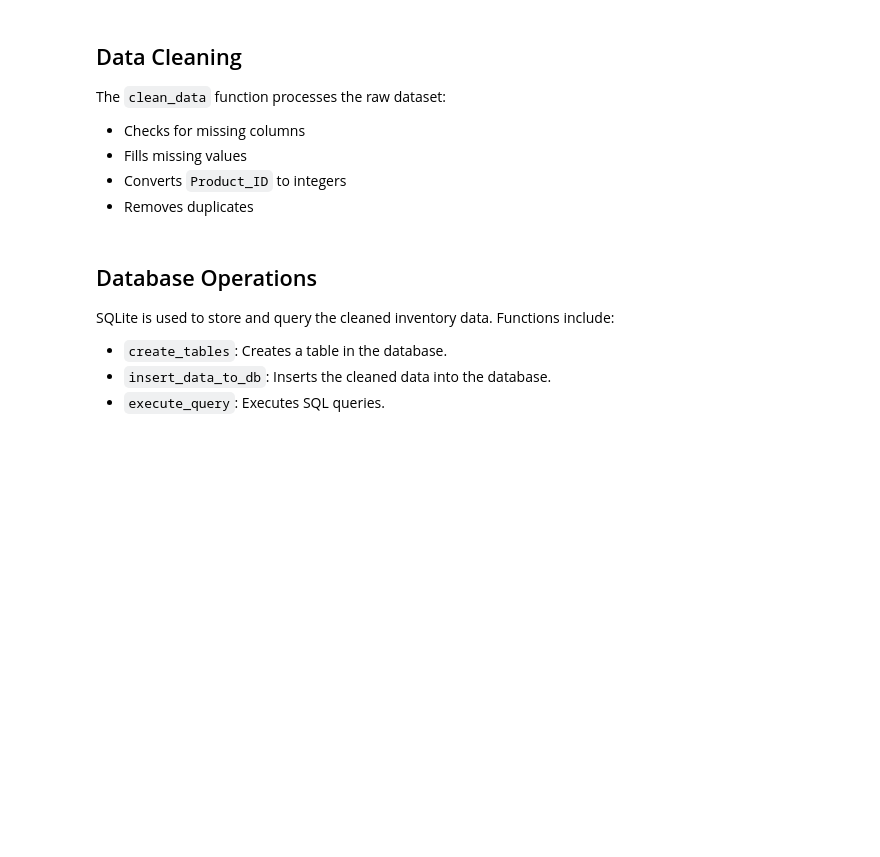
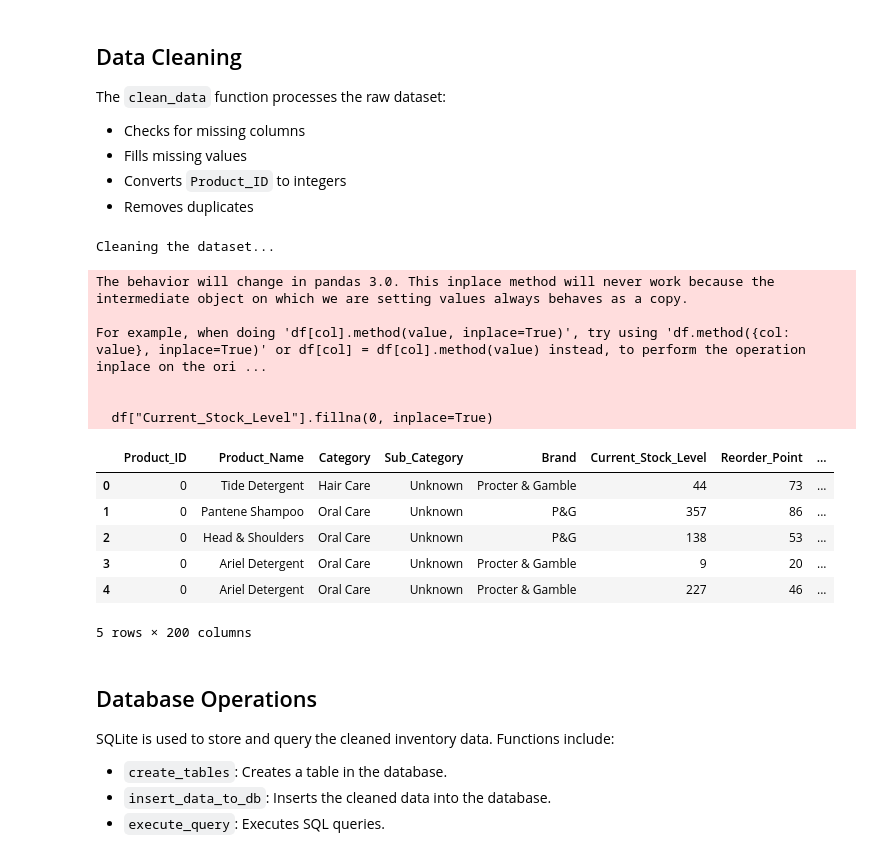
Before and after one commit to mj-e-boc/Warehouse-Inventory-Management-and-Optimization-Dashboard, a Jupyter notebook: src/fullproject.ipynb, the cells around one changed output. Saved outputs shown, nothing was run; the diff lists cells and outputs as text; code cells hidden in the pictures; blank space fills up the shorter version.

```diff
--- a/src/fullproject.ipynb
+++ b/src/fullproject.ipynb
@@ -20,7 +21,7 @@ The following paths are used in this project:
 # %% [markdown]
 # Define file paths
 # %%
-RAW_DATA_PATH = "src/data/Warehouse_Inventory_Data.csv"
+RAW_DATA_PATH = "data/Warehouse_Inventory_Data.csv"
 DB_PATH = "data/inventory.db"
 # %% [markdown]
 ## Data Cleaning
@@ -32,40 +33,55 @@ The `clean_data` function processes the raw dataset:
 - Removes duplicates
 # %%
 def clean_data(rawdata):
-    """Cleans the raw dataset."""
-    # Read CSV file
+
+    rawdata=RAW_DATA_PATH
     df = pd.read_csv(rawdata)
 
-    # Check for missing columns
+    # Checking for missing columns if any!
     if "Product_ID" not in df.columns:
         print("Error: Missing Product_ID column")
         return None
 
-    # Fill empty values
+    # Filling empty values if ANY!
     if "Current_Stock_Level" in df.columns:
         df["Current_Stock_Level"].fillna(0, inplace=True)
     else:
         print("Error: Missing Current_Stock_Level column")
         return None
 
-    # Fix Product_ID to integers
+    # Fixing Product_ID to integers
     df["Product_ID"] = pd.to_numeric(df["Product_ID"], errors="coerce").fillna(0).astype(int)
 
-    # Handle NaN values
+    # Handling NaN values
     df.fillna("Unknown", inplace=True)
 
-    # Drop duplicate rows
+    # Dropping duplicate rows if Any!
     df.drop_duplicates(inplace=True)
 
     return df
 
 # Clean the data
 print("Cleaning the dataset...")
 cleaned_data = clean_data(RAW_DATA_PATH)
 if cleaned_data is None or cleaned_data.empty:
     print("Error: No data found after cleaning. Exiting.")
     exit()
 cleaned_data.head()
+# %% [output]
+Cleaning the dataset...
+The behavior will change in pandas 3.0. This inplace method will never work because the intermediate object on which we are setting values always behaves as a copy.
+
+For example, when doing 'df[col].method(value, inplace=True)', try using 'df.method({col: value}, inplace=True)' or df[col] = df[col].method(value) instead, to perform the operation inplace on the ori ...
+
+
+  df["Current_Stock_Level"].fillna(0, inplace=True)
+|  | Product_ID | Product_Name | Category | Sub_Category | Brand | Current_Stock_Level | Reorder_Point | ... |
+| 0 | 0 | Tide Detergent | Hair Care | Unknown | Procter & Gamble | 44 | 73 | ... |
+| 1 | 0 | Pantene Shampoo | Oral Care | Unknown | P&G | 357 | 86 | ... |
+| 2 | 0 | Head & Shoulders | Oral Care | Unknown | P&G | 138 | 53 | ... |
+| 3 | 0 | Ariel Detergent | Oral Care | Unknown | Procter & Gamble | 9 | 20 | ... |
+| 4 | 0 | Ariel Detergent | Oral Care | Unknown | Procter & Gamble | 227 | 46 | ... |
+5 rows × 200 columns
 # %% [markdown]
 ## Database Operations
 
```
Also changed, not shown: parts of 6 cells of this notebook, 6 other files.
